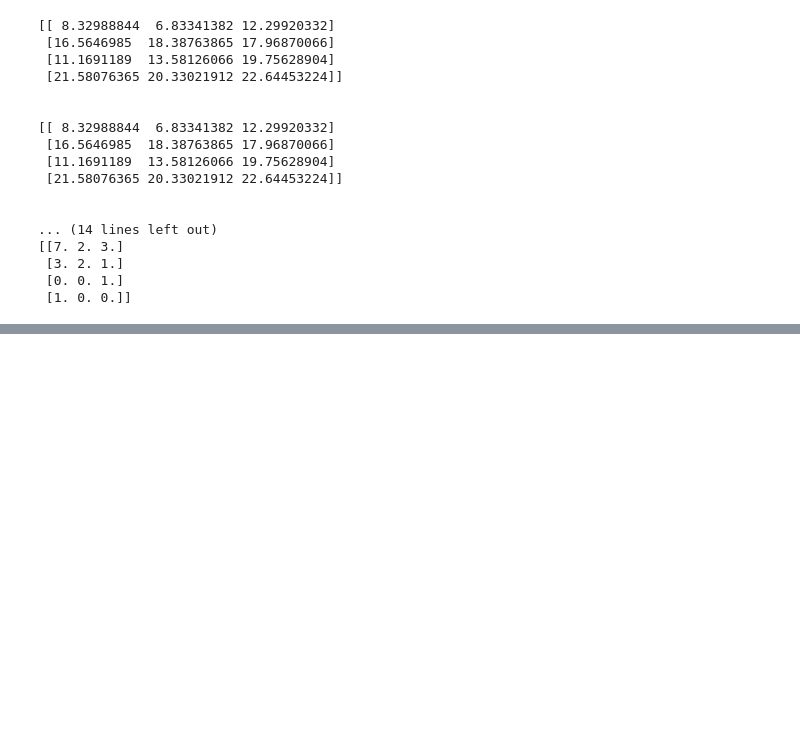
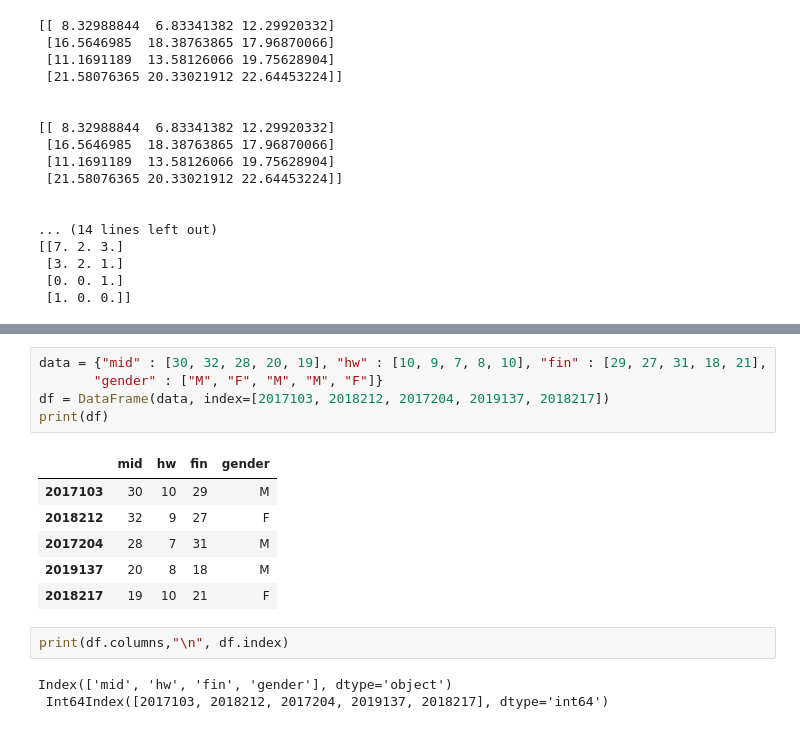
Before and after one commit to xpiona/AI_class, a Jupyter notebook: 20190624.ipynb, the cells around one changed output, grey strips where cells are left out. Saved outputs shown, nothing was run; the diff lists cells and outputs as text; blank space fills up the shorter version.

```diff
--- a/20190624.ipynb
+++ b/20190624.ipynb
@@ -317,0 +695,17 @@ print(np.floor_divide(A,B))
+# %%
+data = {"mid" : [30, 32, 28, 20, 19], "hw" : [10, 9, 7, 8, 10], "fin" : [29, 27, 31, 18, 21],
+       "gender" : ["M", "F", "M", "M", "F"]}
+df = DataFrame(data, index=[2017103, 2018212, 2017204, 2019137, 2018217])
+print(df)
+# %% [output]
+|  | mid | hw | fin | gender |
+| 2017103 | 30 | 10 | 29 | M |
+| 2018212 | 32 | 9 | 27 | F |
+| 2017204 | 28 | 7 | 31 | M |
+| 2019137 | 20 | 8 | 18 | M |
+| 2018217 | 19 | 10 | 21 | F |
+# %%
+print(df.columns,"\n", df.index)
+# %% [output]
+Index(['mid', 'hw', 'fin', 'gender'], dtype='object')
+ Int64Index([2017103, 2018212, 2017204, 2019137, 2018217], dtype='int64')
```
Also changed, not shown: parts of 27 cells of this notebook.
